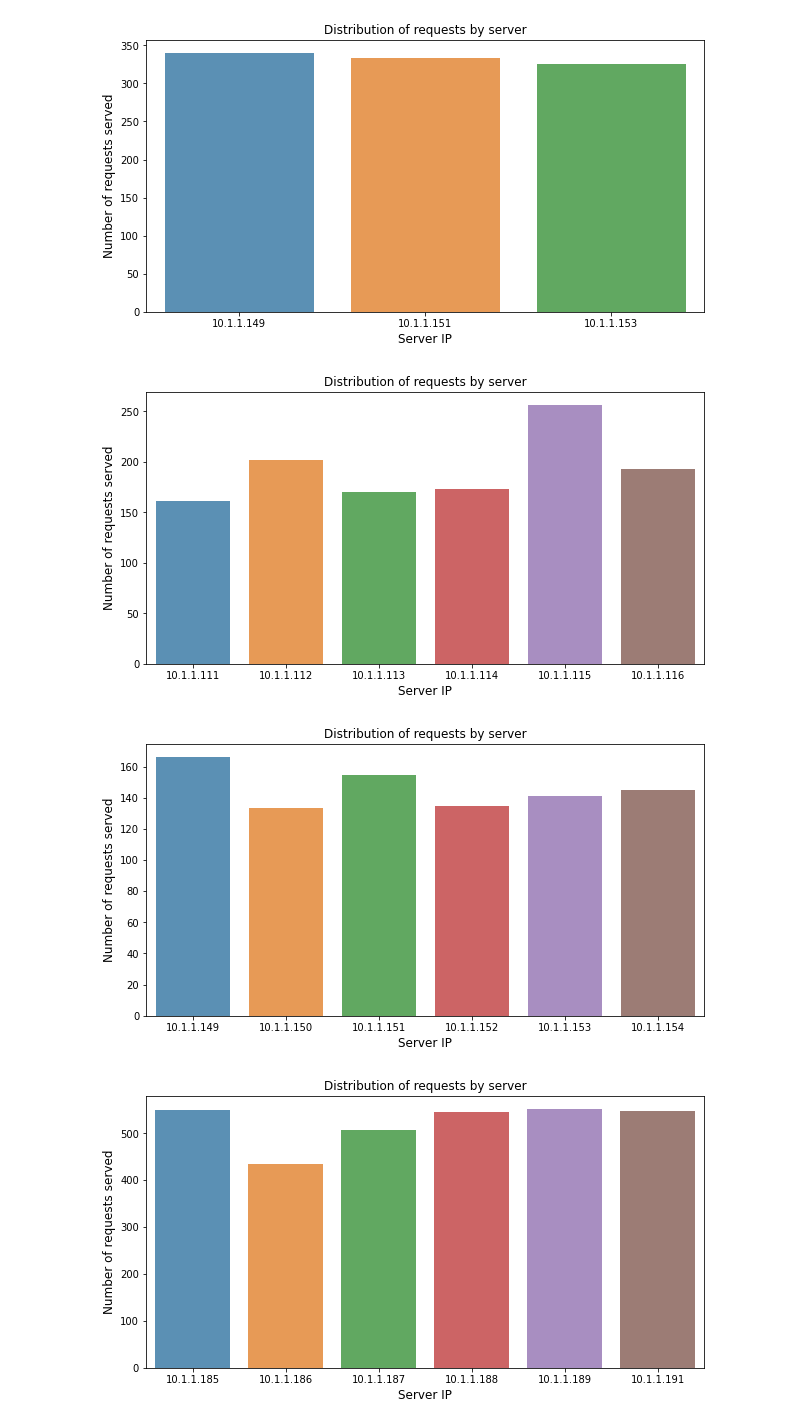
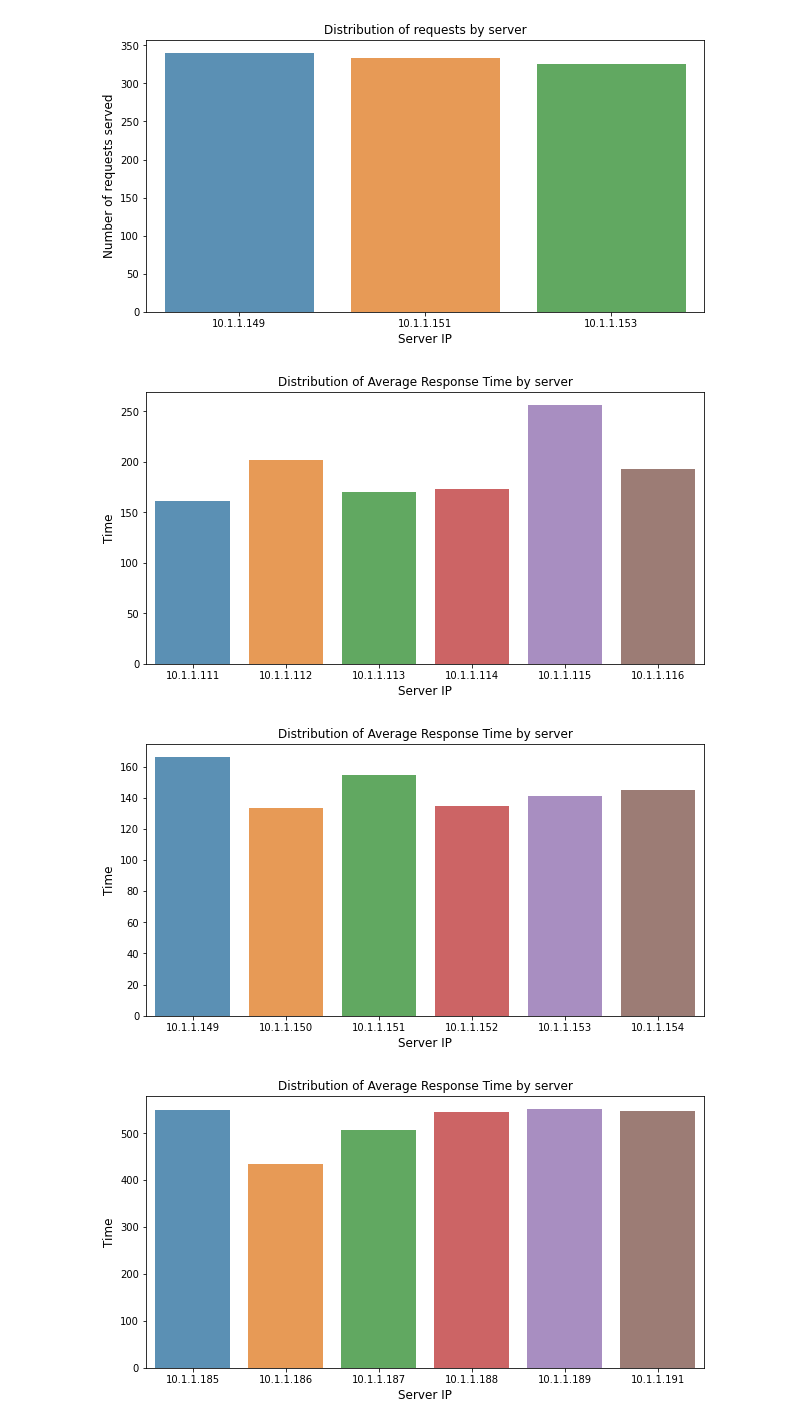
Before and after one commit to nirajmg/networkLB, a Jupyter notebook: nlb.ipynb, the cells around one changed output. Drawn from its saved outputs; the diff is of its cells as text; code cells hidden in the pictures.

Commit message:
Average response time by algorithm

```diff
--- a/nlb.ipynb
+++ b/nlb.ipynb
@@ -39,16 +37,22 @@ for df in [wrr,rr,lrt,iph]:
 [figure]
 [figure]
 [figure]
+# %%
+#Average response time by algoritm
+average_response_times = []
+def printAvgTimePerAlgo(df):
+  average_response_times.append(df['response_time'].mean())
 # %%
 for df in [wrr,rr,lrt,iph]:
   avg_time = df.groupby('ip').mean().reset_index()
+  printAvgTimePerAlgo(avg_time)
   plt.figure(figsize=(10,5))
   sns.barplot(avg_time.ip, avg_time.response_time, alpha=0.8)
-  plt.title('Distribution of requests by server')
-  plt.ylabel('Number of requests served', fontsize=12)
+  plt.title('Distribution of Average Response Time by server')
+  plt.ylabel('Time', fontsize=12)
   plt.xlabel('Server IP', fontsize=12)
   plt.show()
 # %% [output]
-[figure, old version]
+[figure, new version]
-[figure, old version]
+[figure, new version]
-[figure, old version]
+[figure, new version]
```
Also changed, not shown: parts of 4 cells of this notebook.
